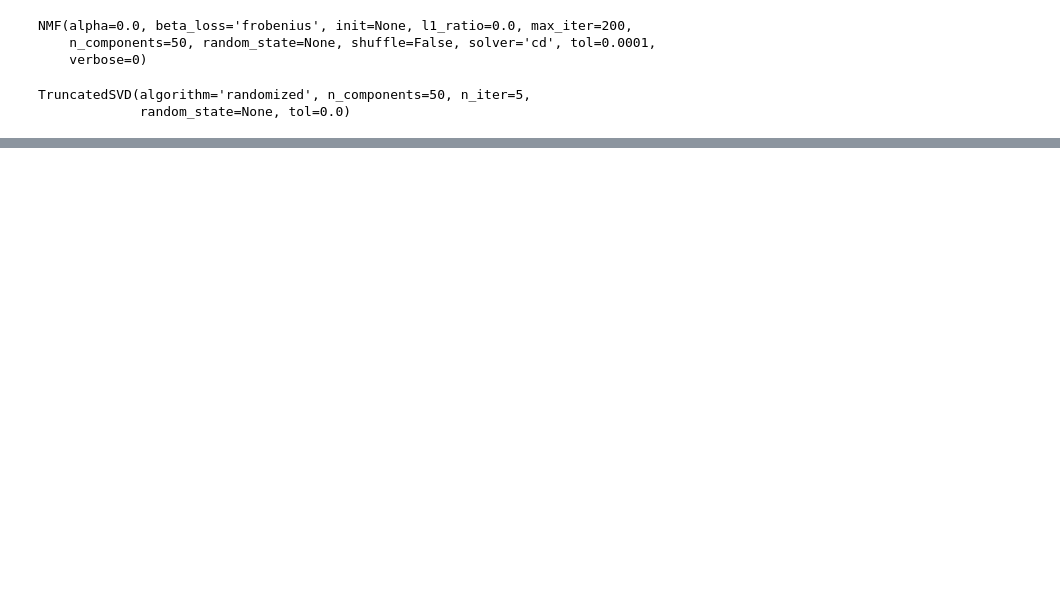
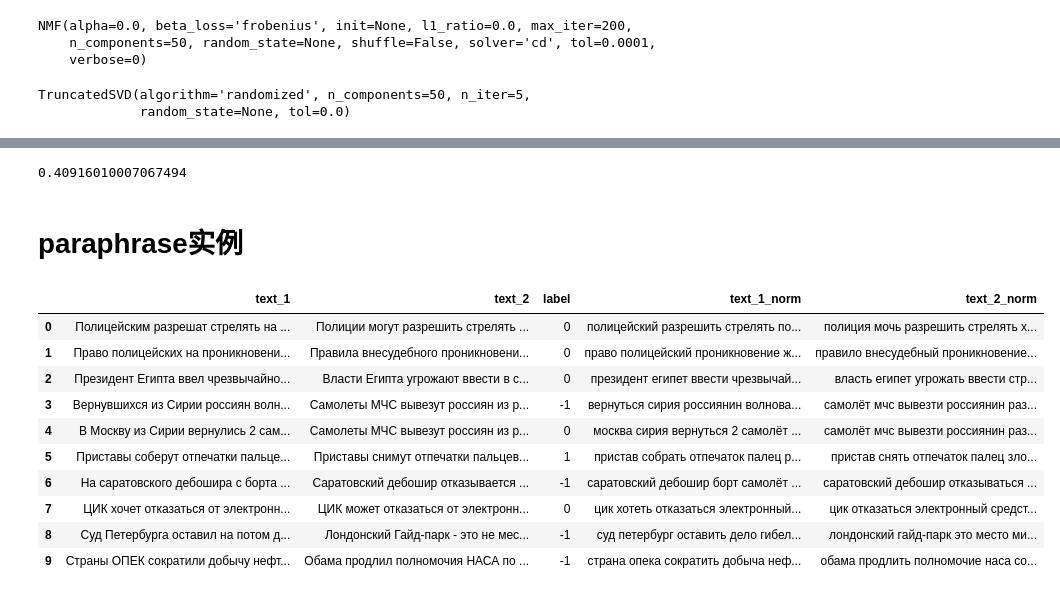
Before and after one commit to Yan-Weijia/CompLing, a Jupyter notebook: HW06/HW06.ipynb, the cells around one changed output, grey strips where cells are left out. Cells and saved outputs as stored; diff of their text form; code cells hidden in the pictures; blank space fills up the shorter version.

```diff
--- a/HW06/HW06.ipynb
+++ b/HW06/HW06.ipynb
@@ -443,0 +481,35 @@ cosine_dis
+# %%
+cross_val_score(clf, X_text_rv, y, scoring='f1_micro', cv=10).mean()
+# %% [output]
+0.40916010007067494
+# %% [markdown]
+# paraphrase实例
+# %%
+corpus_xml = html.fromstring(open('paraphrases.xml', 'rb').read())
+texts_1 = []
+texts_2 = []
+classes = []
+
+for p in corpus_xml.xpath('//paraphrase'):
+    texts_1.append(p.xpath('./value[@name="text_1"]/text()')[0])
+    texts_2.append(p.xpath('./value[@name="text_2"]/text()')[0])
+    classes.append(p.xpath('./value[@name="class"]/text()')[0])
+
+data = pd.DataFrame({'text_1':texts_1, 'text_2':texts_2, 'label':classes})
+# %%
+data['text_1_norm'] = data['text_1'].apply(normalize)
+data['text_2_norm'] = data['text_2'].apply(normalize)
+# %%
+data.head(10)
+# %% [output]
+|  | text_1 | text_2 | label | text_1_norm | text_2_norm |
+| 0 | Полицейским разрешат стрелять на ... | Полиции могут разрешить стрелять ... | 0 | полицейский разрешить стрелять по... | полиция мочь разрешить стрелять х... |
+| 1 | Право полицейских на проникновени... | Правила внесудебного проникновени... | 0 | право полицейский проникновение ж... | правило внесудебный проникновение... |
+| 2 | Президент Египта ввел чрезвычайно... | Власти Египта угрожают ввести в с... | 0 | президент египет ввести чрезвычай... | власть египет угрожать ввести стр... |
+| 3 | Вернувшихся из Сирии россиян волн... | Самолеты МЧС вывезут россиян из р... | -1 | вернуться сирия россиянин волнова... | самолёт мчс вывезти россиянин раз... |
+| 4 | В Москву из Сирии вернулись 2 сам... | Самолеты МЧС вывезут россиян из р... | 0 | москва сирия вернуться 2 самолёт ... | самолёт мчс вывезти россиянин раз... |
+| 5 | Приставы соберут отпечатки пальце... | Приставы снимут отпечатки пальцев... | 1 | пристав собрать отпечаток палец р... | пристав снять отпечаток палец зло... |
+| 6 | На саратовского дебошира с борта ... | Саратовский дебошир отказывается ... | -1 | саратовский дебошир борт самолёт ... | саратовский дебошир отказываться ... |
+| 7 | ЦИК хочет отказаться от электронн... | ЦИК может отказаться от электронн... | 0 | цик хотеть отказаться электронный... | цик отказаться электронный средст... |
+| 8 | Суд Петербурга оставил на потом д... | Лондонский Гайд-парк - это не мес... | -1 | суд петербург оставить дело гибел... | лондонский гайд-парк это место ми... |
+| 9 | Страны ОПЕК сократили добычу нефт... | Обама продлил полномочия НАСА по ... | -1 | страна опека сократить добыча неф... | обама продлить полномочие наса со... |
```
Also changed, not shown: parts of 95 cells of this notebook.
